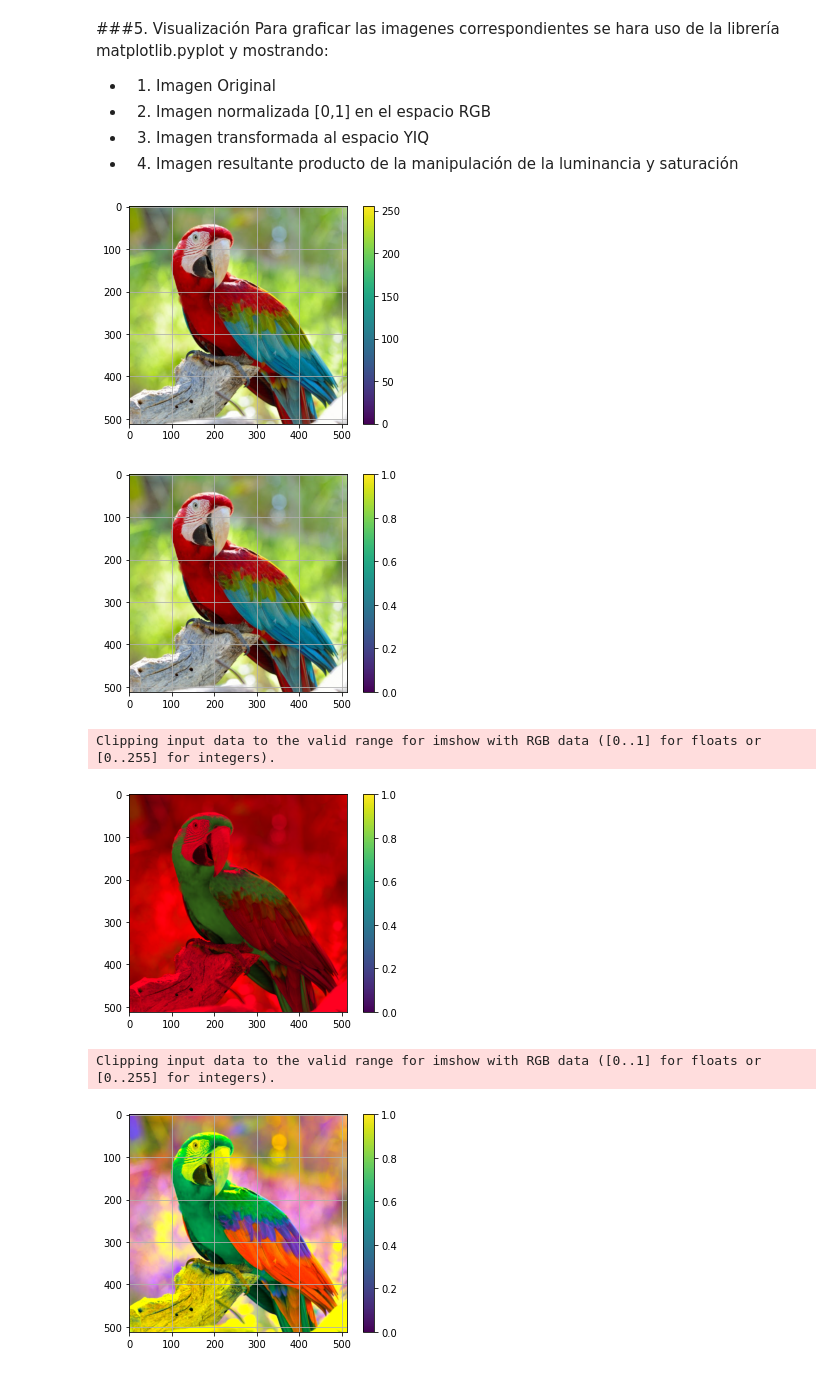
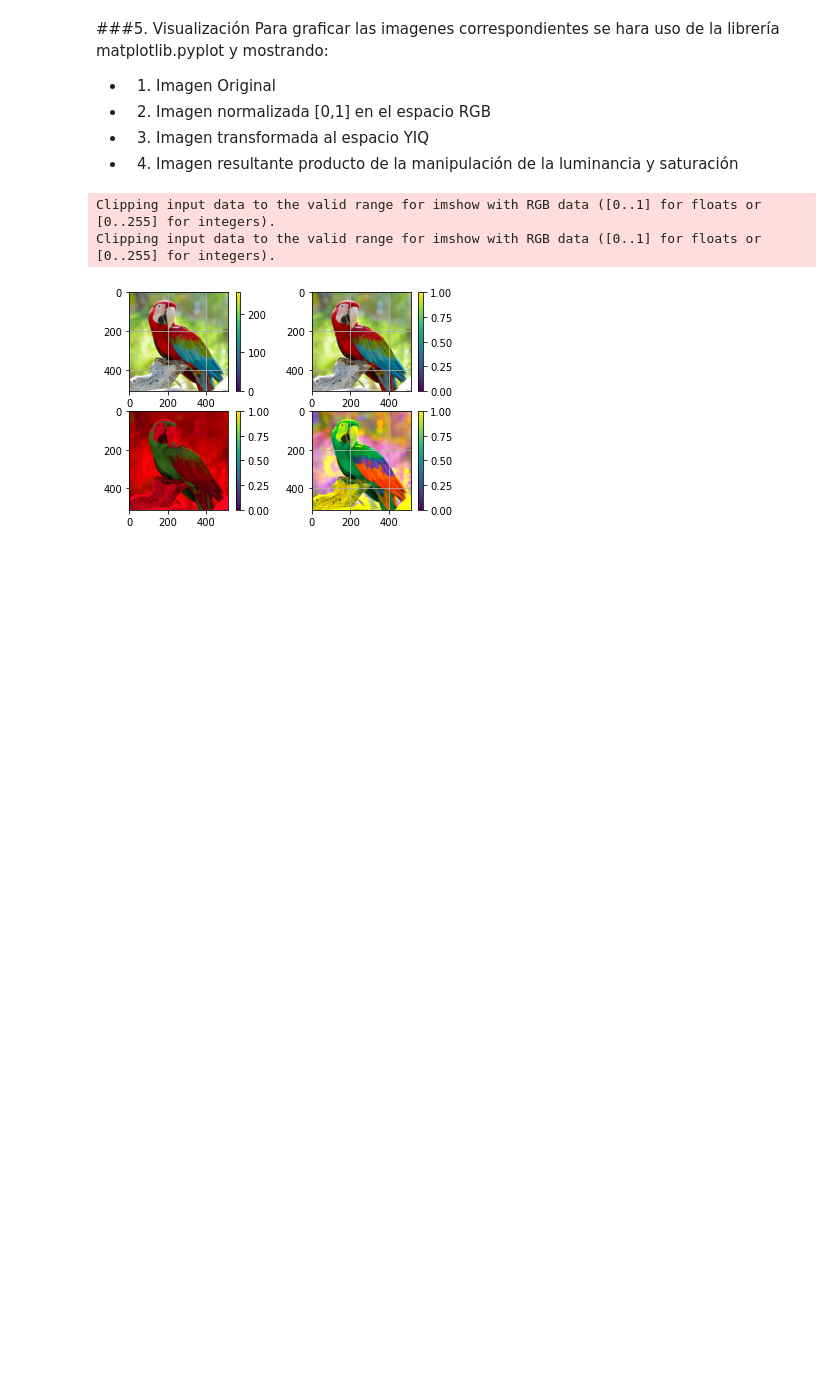
Before and after one commit to RonnyGuevara/COLAB, a Jupyter notebook: Practica_1_PDI.ipynb, the cells around one changed output. Drawn from its saved outputs; the diff is of its cells as text; code cells hidden in the pictures; blank space fills up the shorter version.

```diff
--- a/Practica_1_PDI.ipynb
+++ b/Practica_1_PDI.ipynb
@@ -39,7 +37,7 @@ Utilizaremos 3 matrices para la transformación entre el espacio RGB y el IAQ, l
 # %%
 matrixYIQ=np.array([[0.299,0.587,0.144],[0.595716,-0.274453,-0.321263],[0.211456,-0.522591,0.311135]])
 matrixRGB=np.array([[1,0.9663,0.6210],[1,-0.2721,-0.6474],[1,-1.1070,1.7046]])
-matrixcoeff=np.array([[Y,0,0],[0,IQ,0],[0,0,IQ]])
+matrixcoeff=np.array([[ØY,0,0],[0,ßIQ,0],[0,0,ßIQ]])
 # %% [markdown]
 ###5. Visualización
 Para graficar las imagenes correspondientes se hara uso de la librería matplotlib.pyplot y mostrando:
@@ -51,46 +49,43 @@ Para graficar las imagenes correspondientes se hara uso de la librería matplotl
 *   4. Imagen resultante producto de la manipulación de la luminancia y saturación
 # %%
 #print (image) Permite visualizar la matriz de la imagen
-plt.figure()
+plt.subplot(2, 2, 1)
 plt.imshow(image)
 plt.colorbar()
-plt.grid(True)
-plt.show()
+plt.grid()
+
 
 #Normalización de valores RGB
 imagecopy=image/255
 #print (imagecopy) Permite visualizar la matriz de la imagen
-plt.figure()
+plt.subplot(2, 2, 2)
 plt.imshow(imagecopy)
 plt.colorbar()
-plt.grid(True)
-plt.show()
+plt.grid()
+
 
 #Multiplicación de la matriz YIQ por los coeficientes de luminancia y saturación
 YIQ=np.dot(imagecopy,matrixYIQ)
 #print (YIQ) Permite visualizar la matriz de la imagen
-plt.figure()
+plt.subplot(2, 2, 3)
 plt.imshow(YIQ,vmax=1, vmin=0)
 plt.colorbar()
-plt.show()
+
 
 #Cambio de luminancia y/o saturación de la imagen
 imagecopy1=np.copy(YIQ)
 YIQ2=np.dot(imagecopy1,matrixcoeff)
 #print(YIQ2) Permite visualizar la matriz de la imagen
 
 #Transformación de l espacio YIQ a RGB
 imagecopy2=np.dot(YIQ2,matrixRGB)
 #print(loro4) Visualización de la matriz
-plt.figure()
+plt.subplot(2, 2, 4)
 plt.imshow(imagecopy2)
 plt.colorbar()
-plt.grid(True)
+plt.grid()
 plt.show()
 # %% [output]
+Clipping input data to the valid range for imshow with RGB data ([0..1] for floats or [0..255] for integers).
+Clipping input data to the valid range for imshow with RGB data ([0..1] for floats or [0..255] for integers).
-[figure, old version]
+[figure, new version]
-[figure, removed]
-Clipping input data to the valid range for imshow with RGB data ([0..1] for floats or [0..255] for integers).
-[figure, removed]
-Clipping input data to the valid range for imshow with RGB data ([0..1] for floats or [0..255] for integers).
-[figure, removed]
```
Also changed, not shown: parts of 2 cells of this notebook.
